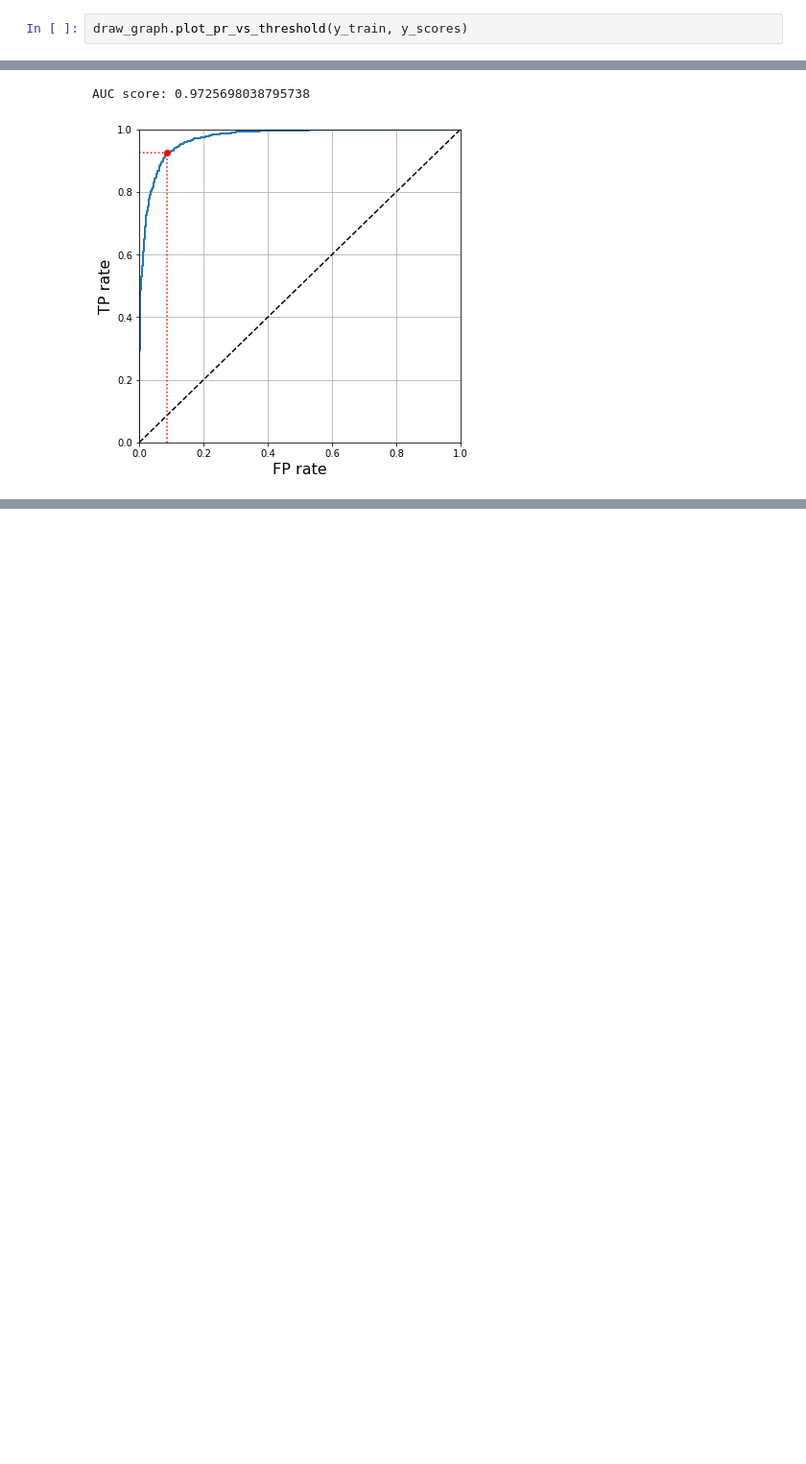
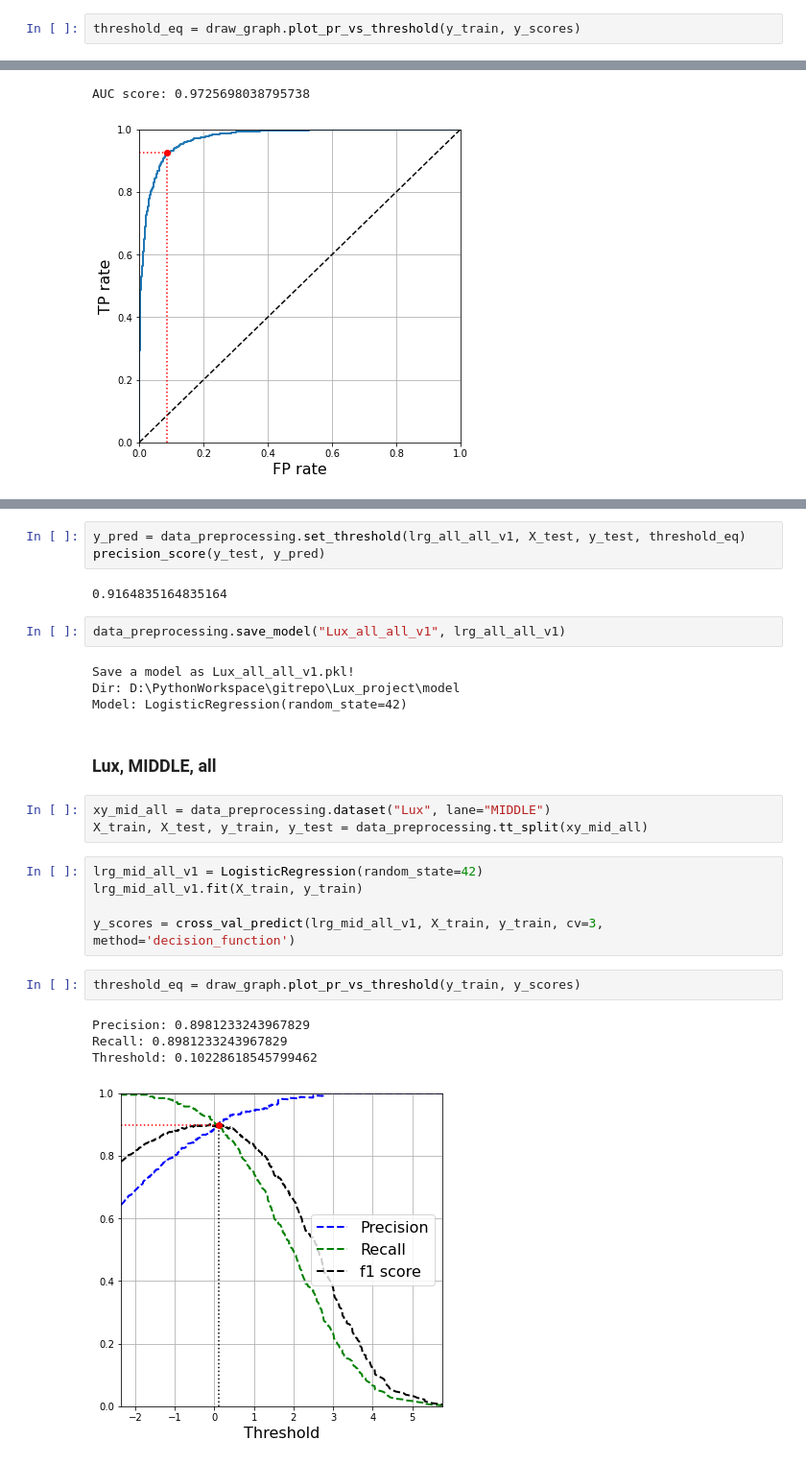
Before and after one commit to sbb2002/Lux_project, a Jupyter notebook: model/make_models.ipynb, the cells around one changed output, grey strips where cells are left out. Shown at 96% size. Cells and saved outputs as stored; diff of their text form; blank space fills up the shorter version.

```diff
--- a/model/make_models.ipynb
+++ b/model/make_models.ipynb
@@ -38,5 +25,5 @@ y_scores = cross_val_predict(lrg_onlyme_v1, X_train, y_train, cv=3, method='deci
 # %%
-draw_graph.plot_pr_vs_threshold(y_train, y_scores)
+threshold_eq = draw_graph.plot_pr_vs_threshold(y_train, y_scores)
 # %% [output]
 Precision: 0.9135338345864662
 Recall: 0.9135338345864662
@@ -49,0 +41,28 @@ AUC score: 0.9725698038795738
+# %%
+y_pred = data_preprocessing.set_threshold(lrg_all_all_v1, X_test, y_test, threshold_eq)
+precision_score(y_test, y_pred)
+# %% [output]
+0.9164835164835164
+# %%
+data_preprocessing.save_model("Lux_all_all_v1", lrg_all_all_v1)
+# %% [output]
+Save a model as Lux_all_all_v1.pkl!
+Dir: D:\PythonWorkspace\gitrepo\Lux_project\model
+Model: LogisticRegression(random_state=42)
+# %% [markdown]
+### Lux, MIDDLE, all
+# %%
+xy_mid_all = data_preprocessing.dataset("Lux", lane="MIDDLE")
+X_train, X_test, y_train, y_test = data_preprocessing.tt_split(xy_mid_all)
+# %%
+lrg_mid_all_v1 = LogisticRegression(random_state=42)
+lrg_mid_all_v1.fit(X_train, y_train)
+
+y_scores = cross_val_predict(lrg_mid_all_v1, X_train, y_train, cv=3, method='decision_function')
+# %%
+threshold_eq = draw_graph.plot_pr_vs_threshold(y_train, y_scores)
+# %% [output]
+Precision: 0.8981233243967829
+Recall: 0.8981233243967829
+Threshold: 0.10228618545799462
+[figure, added]
```
Also changed, not shown: parts of 52 cells of this notebook, 33 other files.
